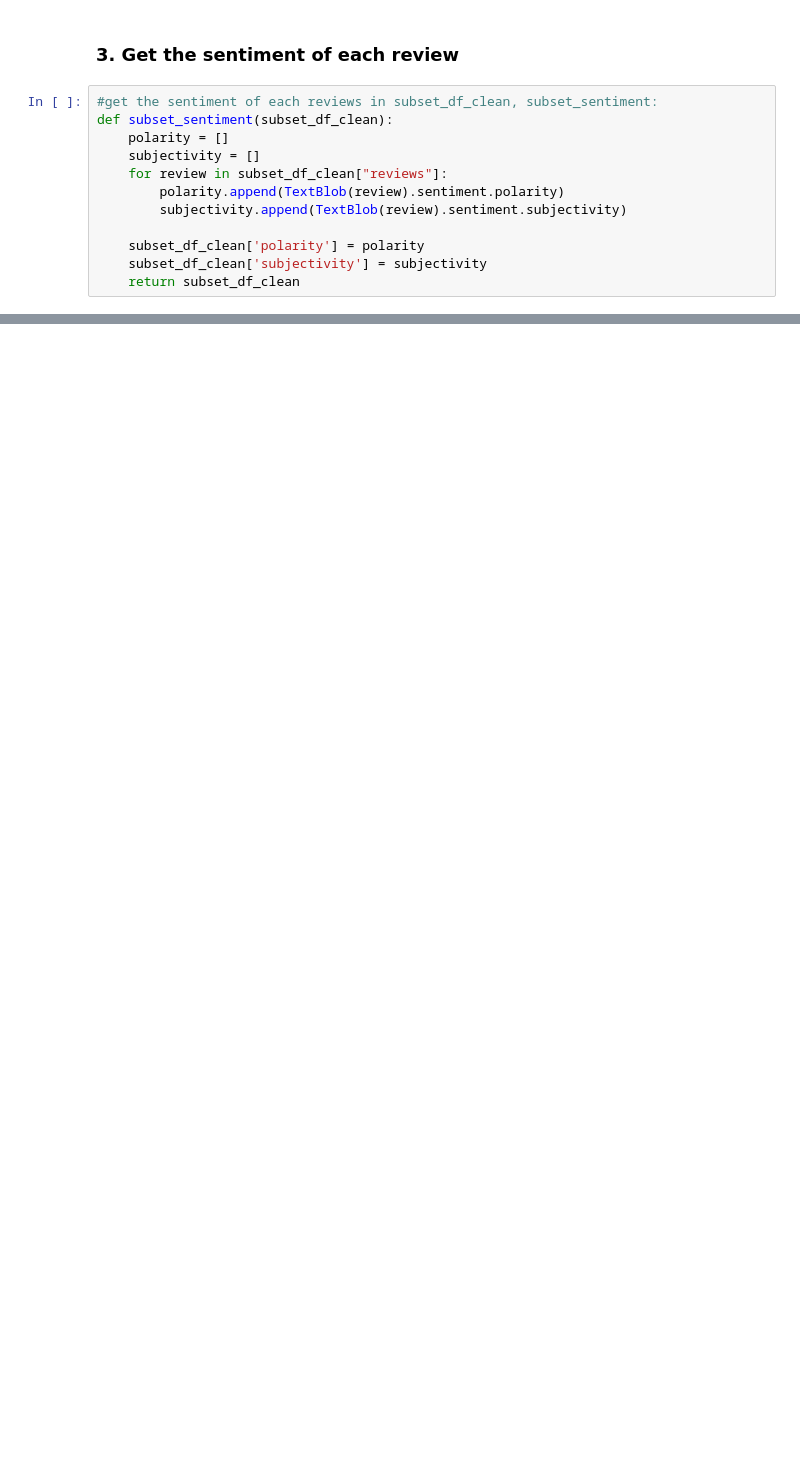
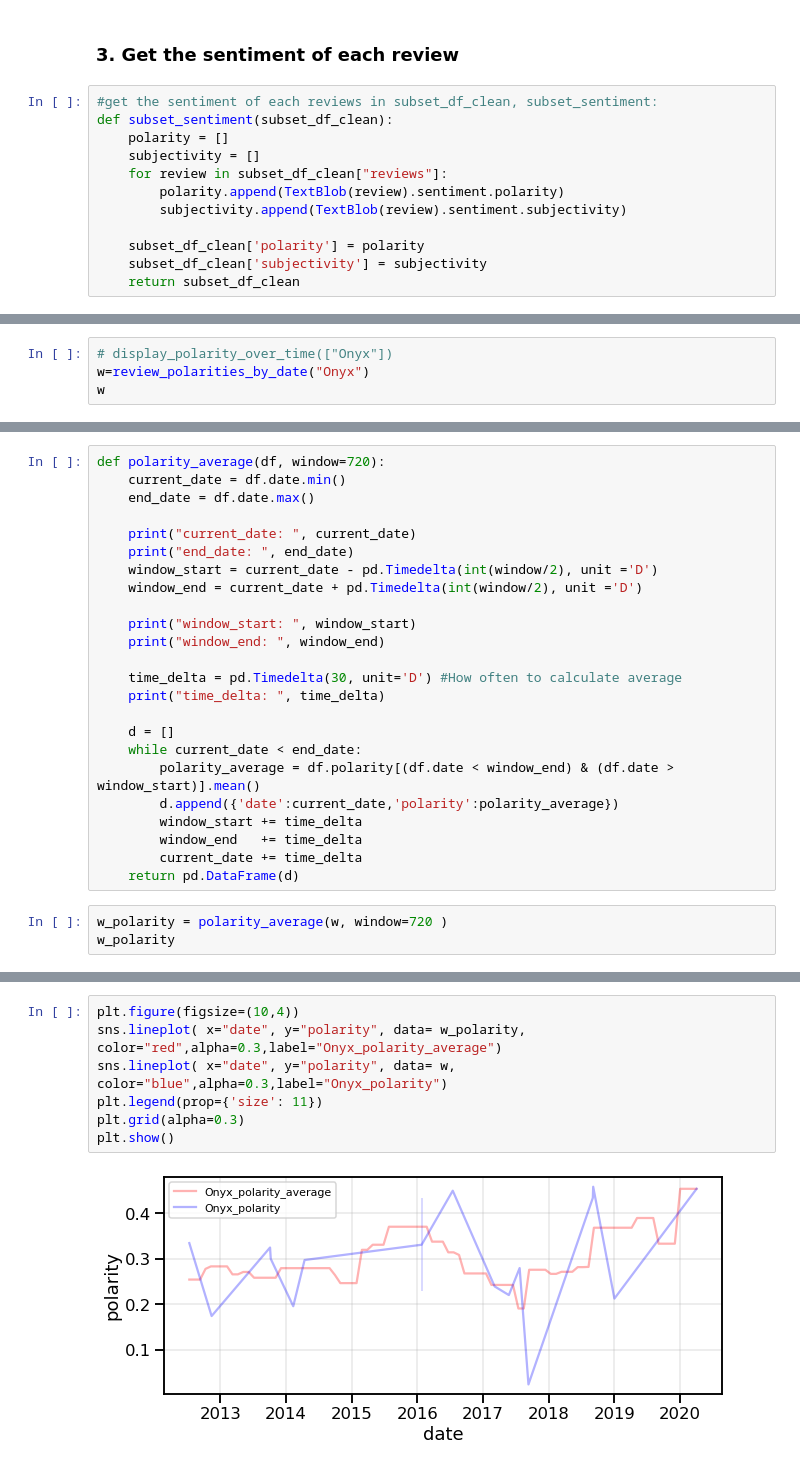
Before and after one commit to FarnazG/CodeReviews, a Jupyter notebook: NLP_Polarity.ipynb, the cells around one changed output, grey strips where cells are left out. Cells and saved outputs as stored; diff of their text form; blank space fills up the shorter version.

Commit message:
Display polarity over time

```diff
--- a/NLP_Polarity.ipynb
+++ b/NLP_Polarity.ipynb
@@ -220,0 +254,4 @@ Onyx_df_sentiment
+# %%
+# display_polarity_over_time(["Onyx"])
+w=review_polarities_by_date("Onyx")
+w
@@ -220,0 +296,27 @@ Onyx_df_sentiment
+# %%
+def polarity_average(df, window=720):
+    current_date = df.date.min()
+    end_date = df.date.max()
+
+    print("current_date: ", current_date)
+    print("end_date: ", end_date)
+    window_start = current_date - pd.Timedelta(int(window/2), unit ='D')
+    window_end = current_date + pd.Timedelta(int(window/2), unit ='D')
+
+    print("window_start: ", window_start)
+    print("window_end: ", window_end)
+
+    time_delta = pd.Timedelta(30, unit='D') #How often to calculate average
+    print("time_delta: ", time_delta)
+
+    d = []
+    while current_date < end_date:
+        polarity_average = df.polarity[(df.date < window_end) & (df.date > window_start)].mean()
+        d.append({'date':current_date,'polarity':polarity_average})
+        window_start += time_delta
+        window_end   += time_delta
+        current_date += time_delta
+    return pd.DataFrame(d)
+# %%
+w_polarity = polarity_average(w, window=720 )
+w_polarity
@@ -220,0 +342,9 @@ Onyx_df_sentiment
+# %%
+plt.figure(figsize=(10,4))
+sns.lineplot( x="date", y="polarity", data= w_polarity, color="red",alpha=0.3,label="Onyx_polarity_average")
+sns.lineplot( x="date", y="polarity", data= w, color="blue",alpha=0.3,label="Onyx_polarity")
+plt.legend(prop={'size': 11})
+plt.grid(alpha=0.3)
+plt.show()
+# %% [output]
+[figure, added]
```
Also changed, not shown: parts of 8 cells of this notebook.
